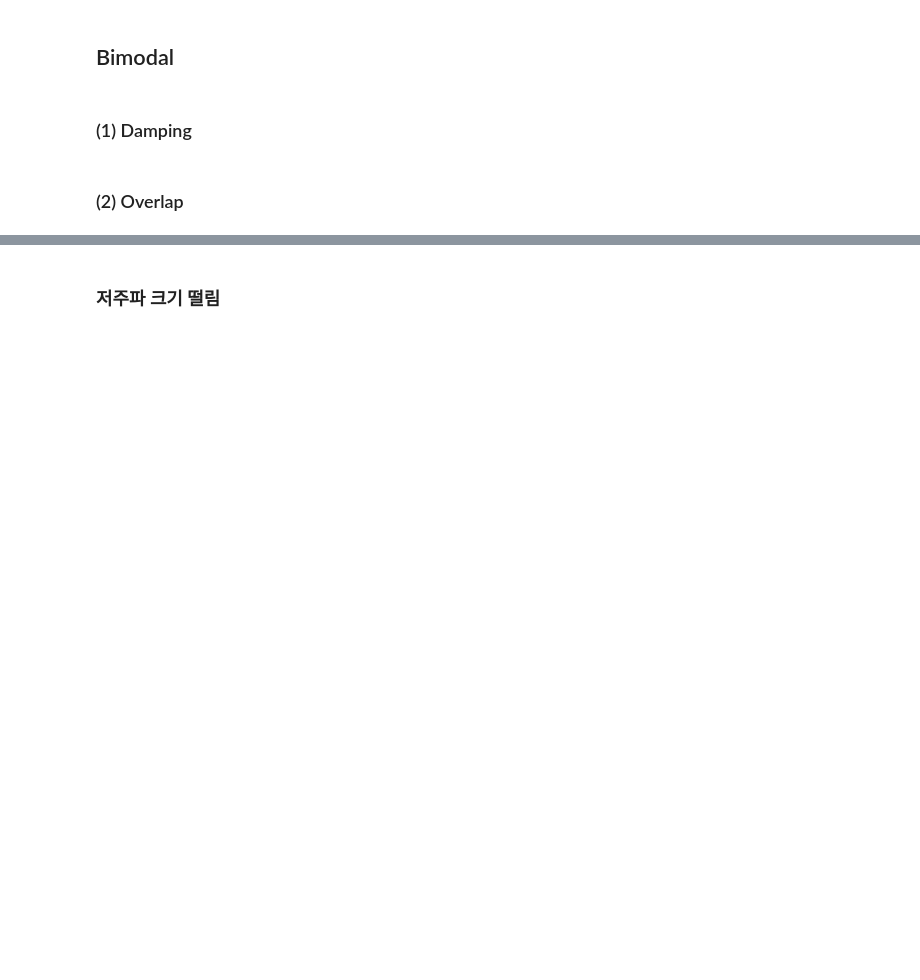
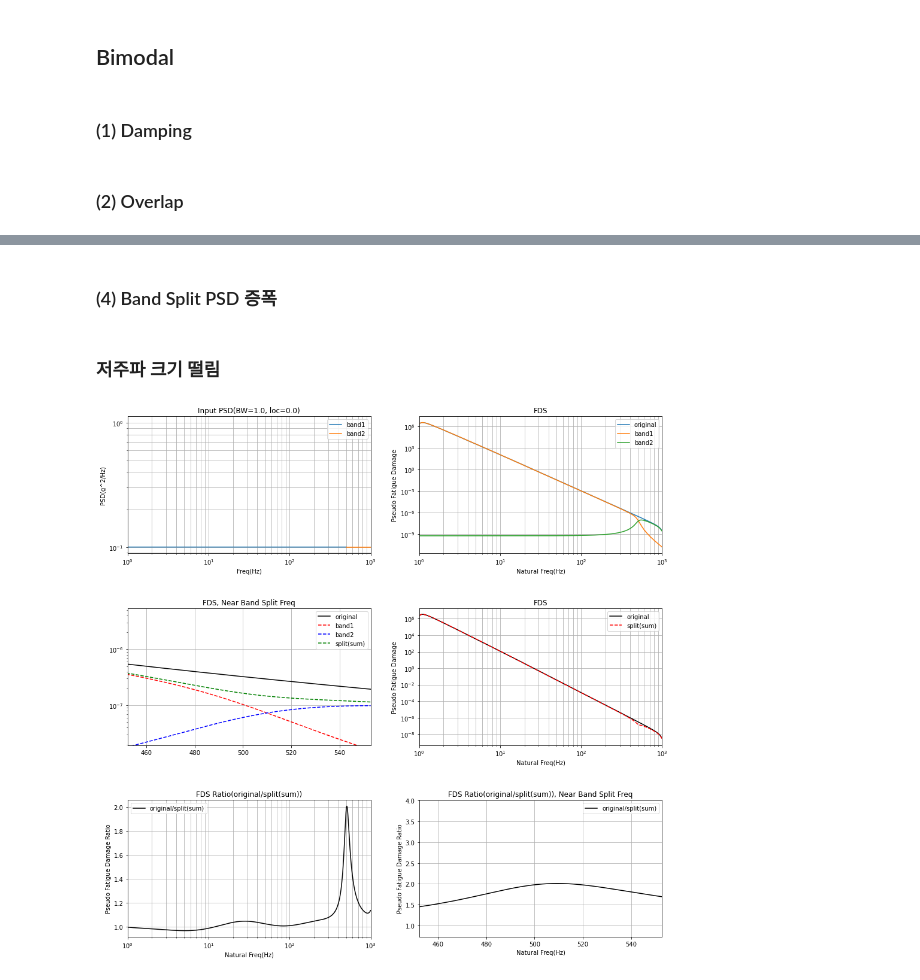
Before and after one commit to wonho13/work, a Jupyter notebook: 논문/2021/Case Study.ipynb, the cells around one changed output, grey strips where cells are left out. Drawn from its saved outputs; the diff is of its cells as text; code cells hidden in the pictures; blank space fills up the shorter version.

```diff
--- a/논문/2021/Case Study.ipynb
+++ b/논문/2021/Case Study.ipynb
@@ -34,0 +53,8 @@ for i in range(len(overlap)):
+# %%
+bandwidth = np.linspace(1,4,4)/5;
+location = np.linspace(0,5,6)/5;
+for i in range(len(bandwidth)):
+    for j in range(len(location)):
+        fmin,fmax,bwp,loc,fn1,zeta1,z,mm,amp,ovl = 1,1000,bandwidth[i],location[j],500,0.1,0.05,4,1,0;
+        df = (fmax-fmin)*bwp; f1 = fmin + loc*(fmax-fmin-df); f2 = f1+df; fn1 = (f1+f2)/2;
+        unimodal_test(fmin,fmax,bwp,loc,fn1,zeta1,z,mm,amp,ovl);
@@ -35,3 +63,8 @@ for i in range(len(overlap)):
+# %%
+amp_fact = np.linspace(1,np.sqrt(2),10);
+for i in range(len(overlap)):
+    fmin,fmax,bwp,loc,fn1,zeta1,z,mm,amp,ovl = 1,1000,1,0,500,0.1,0.05,4,amp_fact[i],0;
+    unimodal_test(fmin,fmax,bwp,loc,fn1,zeta1,z,mm,amp,ovl);
 # %% [markdown]
 ## Bimodal
 # %% [markdown]
@@ -51,2 +86,17 @@ for i in range(len(overlap)):
+# %%
+bandwidth = np.linspace(1,4,4)/5;
+location = np.linspace(0,5,6)/5;
+for i in range(len(bandwidth)):
+    for j in range(len(location)):
+        fmin,fmax,bwp,loc,fn1,zeta1,fn2,zeta2,ratio,z,mm,amp,ovl = 1,1000,bandwidth[i],location[j],250,0.1,750,0.1,1,0.05,4,1,0;
+        df = (fmax-fmin)*bwp; f1 = fmin + loc*(fmax-fmin-df); f2 = f1+df; fn1 = (f1+f2)/3; fn2 = 2*(f1+f2)/3;
+        bimodal_test(fmin,fmax,bwp,loc,fn1,zeta1,fn2,zeta2,ratio,z,mm,amp,ovl);
+# %% [markdown]
+### (4) Band Split PSD 증폭
+# %%
+amp_fact = np.linspace(1,np.sqrt(2),10);
+for i in range(len(overlap)):
+    fmin,fmax,bwp,loc,fn1,zeta1,fn2,zeta2,ratio,z,mm,amp,ovl = 1,1000,1,0,250,0.1,750,0.1,1,0.05,4,amp_fact[i],0;
+    bimodal_test(fmin,fmax,bwp,loc,fn1,zeta1,fn2,zeta2,ratio,z,mm,amp,ovl);
 # %% [markdown]
 ### 저주파 크기 떨림
@@ -52,0 +162,6 @@ for i in range(len(overlap)):
+# %%
+zeta = 0.1;
+fmin,fmax,bwp,loc,z,mm,amp,ovl = 1,1000,1,0,zeta,4,1,0;
+blwn_test(fmin,fmax,bwp,loc,z,mm,amp,ovl);
+# %% [output]
+[figure, added]
```
Also changed, not shown: parts of 34 cells of this notebook, 1 other file.
